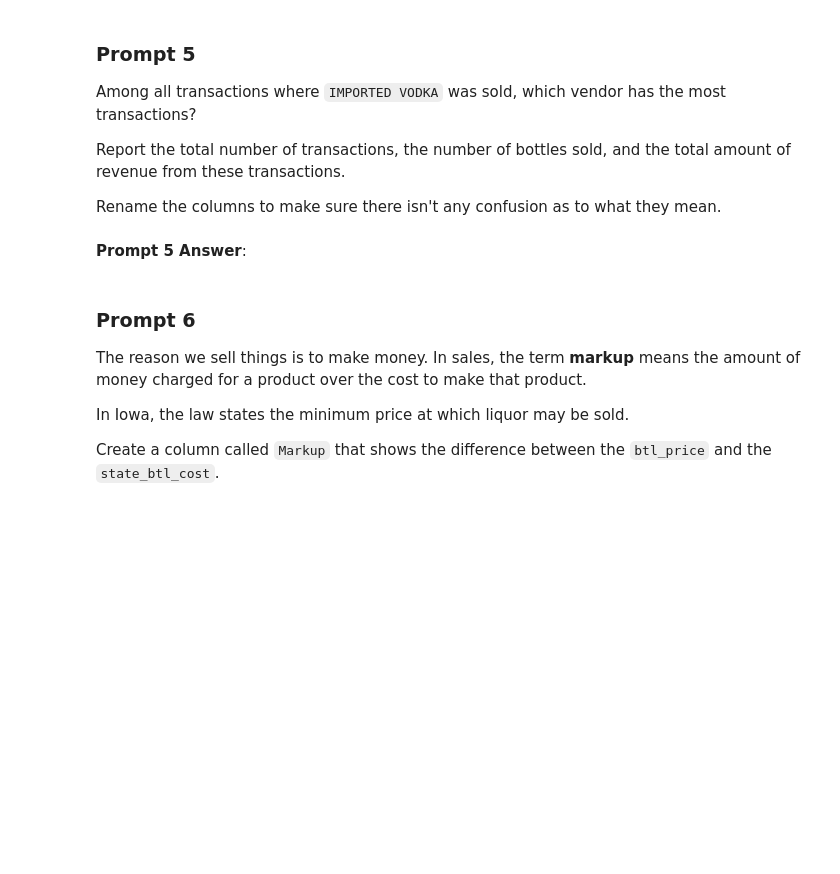
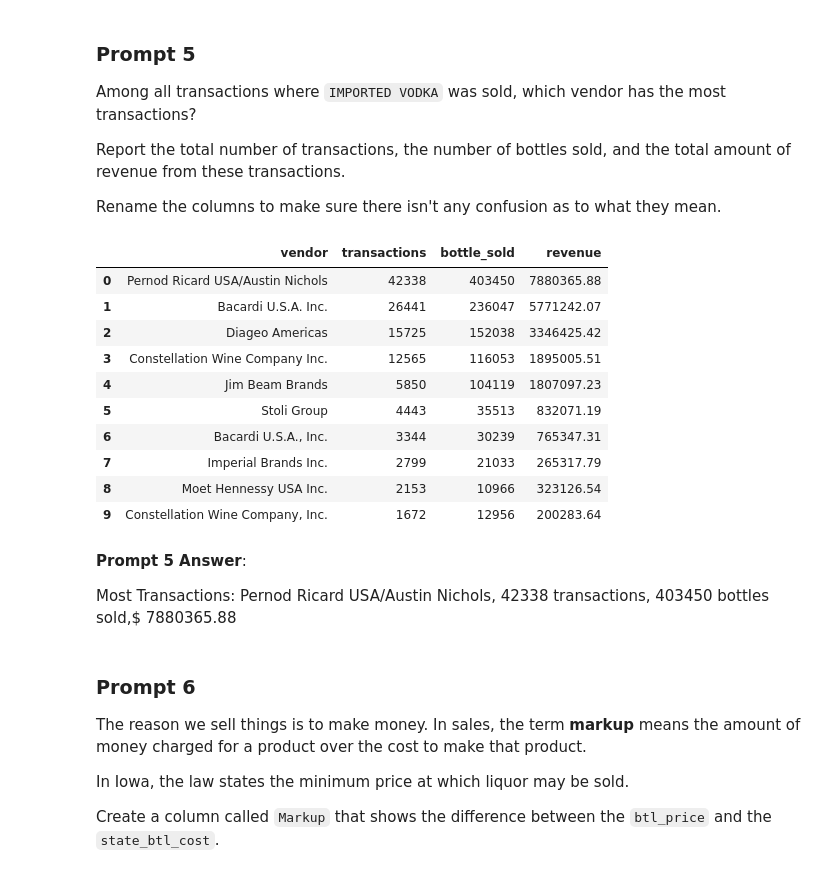
Before and after one commit to viviloaf/general-assembly, a Jupyter notebook: labs/10.1-lab-sql-master/10.01-lab-starter-code.ipynb, the cells around one changed output. Cells and saved outputs as stored; diff of their text form; code cells hidden in the pictures; blank space fills up the shorter version.

```diff
--- a/labs/10.1-lab-sql-master/10.01-lab-starter-code.ipynb
+++ b/labs/10.1-lab-sql-master/10.01-lab-starter-code.ipynb
@@ -90,13 +150,33 @@ Rename the columns to make sure there isn't any confusion as to what they mean.
 # %%
 # Use a SQL query to find the answer to the above prompt.
 
 sql = """
-
+SELECT s.vendor, COUNT(s.vendor) AS "transactions", SUM(s.bottle_qty) AS "bottle_sold", SUM(s.total) AS "revenue"
+FROM sales AS s
+WHERE s.category_name ILIKE 'imported vodka'
+GROUP BY s.vendor
+ORDER BY COUNT(s.vendor) DESC
+LIMIT 10
 """
 
 pd.read_sql(sql, engine)
+# %% [output]
+|  | vendor | transactions | bottle_sold | revenue |
+| 0 | Pernod Ricard USA/Austin Nichols | 42338 | 403450 | 7880365.88 |
+| 1 | Bacardi U.S.A. Inc. | 26441 | 236047 | 5771242.07 |
+| 2 | Diageo Americas | 15725 | 152038 | 3346425.42 |
+| 3 | Constellation Wine Company Inc. | 12565 | 116053 | 1895005.51 |
+| 4 | Jim Beam Brands | 5850 | 104119 | 1807097.23 |
+| 5 | Stoli Group | 4443 | 35513 | 832071.19 |
+| 6 | Bacardi U.S.A., Inc. | 3344 | 30239 | 765347.31 |
+| 7 | Imperial Brands Inc. | 2799 | 21033 | 265317.79 |
+| 8 | Moet Hennessy USA Inc. | 2153 | 10966 | 323126.54 |
+| 9 | Constellation Wine Company, Inc. | 1672 | 12956 | 200283.64 |
-# %% [markdown]
-**Prompt 5 Answer**:
+# %% [markdown]
+**Prompt 5 Answer**:
+
+Most Transactions:
+Pernod Ricard USA/Austin Nichols, 42338 transactions, 403450 bottles sold,$ 7880365.88
 # %% [markdown]
 ### Prompt 6
 
```
Also changed, not shown: parts of 27 cells of this notebook.
